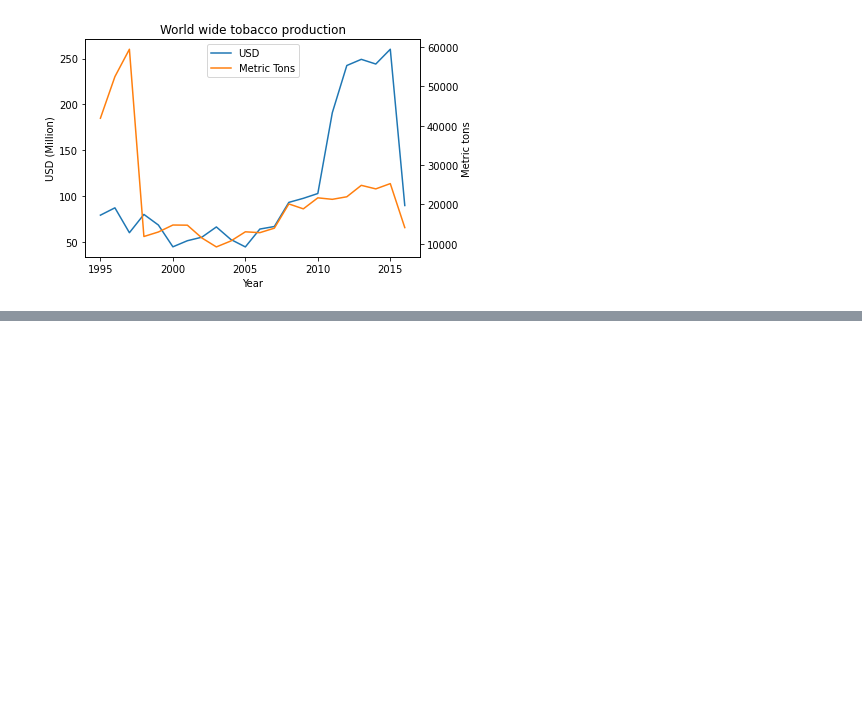
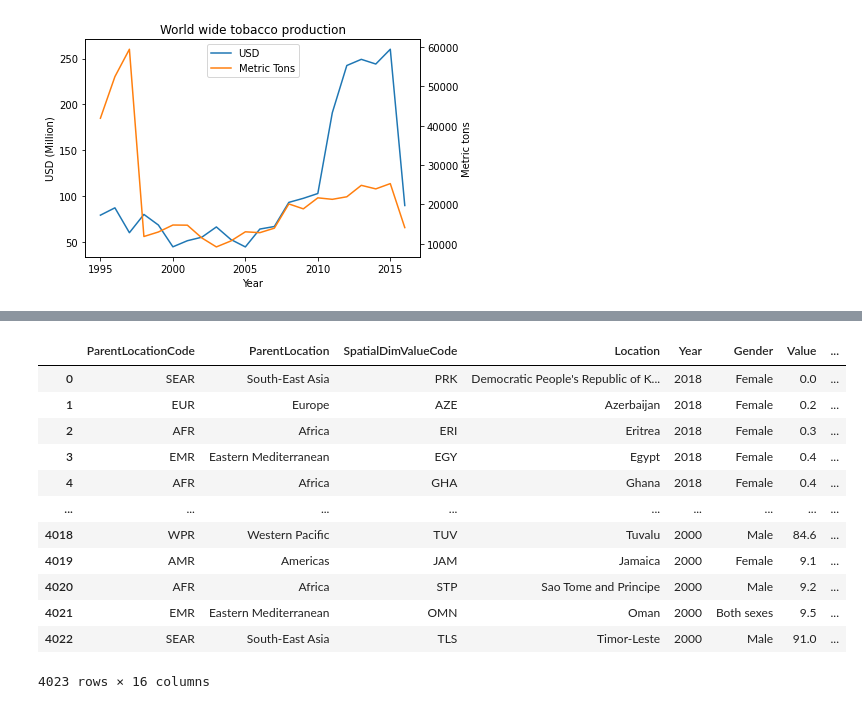
Before and after one commit to Chestnut-lol/DataOpen2021, a Jupyter notebook: data/Alice.ipynb, the cells around one changed output, grey strips where cells are left out. Cells and saved outputs as stored; diff of their text form; code cells hidden in the pictures; blank space fills up the shorter version.

```diff
--- a/data/Alice.ipynb
+++ b/data/Alice.ipynb
@@ -341,0 +466,8 @@ plt.savefig(f'plots\{title}.jpg',bbox_inches ='tight')
+# %%
+avg_death = death.groupby('Code').mean()
+avg_death.drop('Year',axis=1,inplace=True)
+death_dict = avg_death.to_dict()
+# %%
+for age_group in death_dict:
+    d = death_dict[age_group]
+    use[f'DR_{age_group}'] = use.SpatialDimValueCode.map(d)
@@ -341,0 +492,21 @@ plt.savefig(f'plots\{title}.jpg',bbox_inches ='tight')
+# %%
+avg_sales = sales.groupby('Code').mean().amt
+sales_dict = avg_sales.to_dict()
+# %%
+use['AvgSales'] = use.SpatialDimValueCode.map(sales_dict)
+# %%
+use
+# %% [output]
+|  | ParentLocationCode | ParentLocation | SpatialDimValueCode | Location | Year | Gender | Value | ... |
+| 0 | SEAR | South-East Asia | PRK | Democratic People's Republic of K... | 2018 | Female | 0.0 | ... |
+| 1 | EUR | Europe | AZE | Azerbaijan | 2018 | Female | 0.2 | ... |
+| 2 | AFR | Africa | ERI | Eritrea | 2018 | Female | 0.3 | ... |
+| 3 | EMR | Eastern Mediterranean | EGY | Egypt | 2018 | Female | 0.4 | ... |
+| 4 | AFR | Africa | GHA | Ghana | 2018 | Female | 0.4 | ... |
+| ... | ... | ... | ... | ... | ... | ... | ... | ... |
+| 4018 | WPR | Western Pacific | TUV | Tuvalu | 2000 | Male | 84.6 | ... |
+| 4019 | AMR | Americas | JAM | Jamaica | 2000 | Female | 9.1 | ... |
+| 4020 | AFR | Africa | STP | Sao Tome and Principe | 2000 | Male | 9.2 | ... |
+| 4021 | EMR | Eastern Mediterranean | OMN | Oman | 2000 | Both sexes | 9.5 | ... |
+| 4022 | SEAR | South-East Asia | TLS | Timor-Leste | 2000 | Male | 91.0 | ... |
+4023 rows × 16 columns
```
Also changed, not shown: parts of 29 cells of this notebook, 2 other files.
